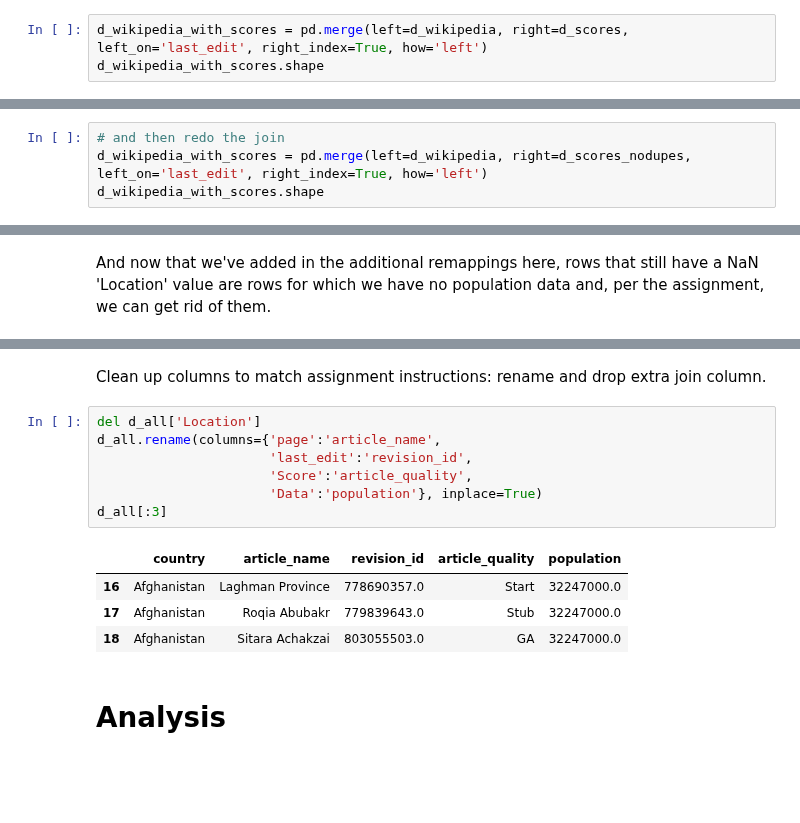
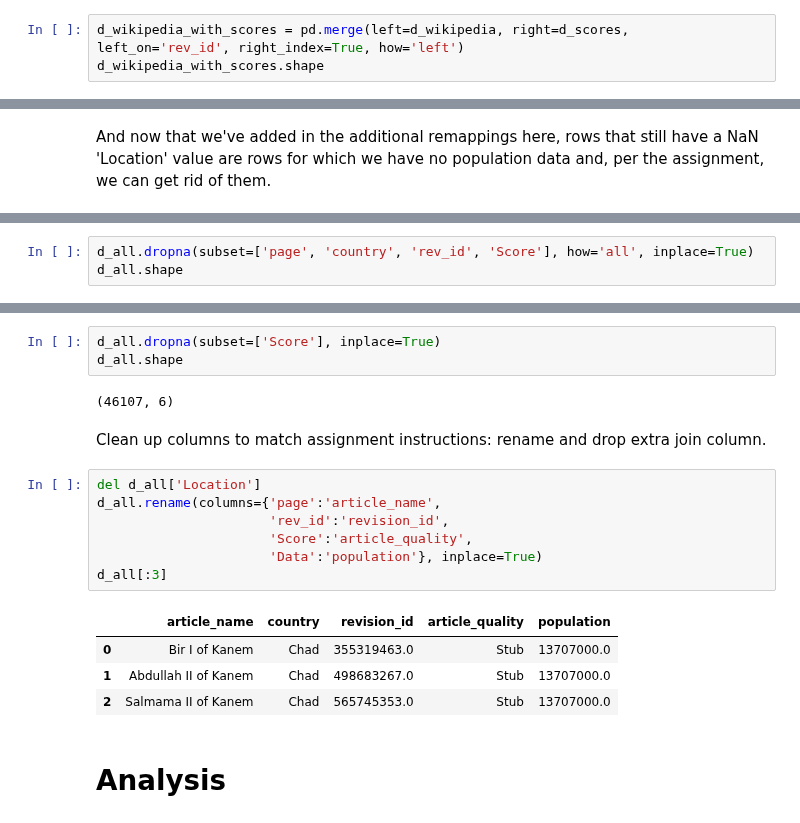
Before and after one commit to aenfield/Data512, a Jupyter notebook: data-512-a2/hcds-a2-bias.ipynb, the cells around one changed output, grey strips where cells are left out. Saved outputs shown, nothing was run; the diff lists cells and outputs as text; blank space fills up the shorter version.

```diff
--- a/data-512-a2/hcds-a2-bias.ipynb
+++ b/data-512-a2/hcds-a2-bias.ipynb
@@ -172,4 +222,4 @@ d_scores[:3]
 # %%
-d_wikipedia_with_scores = pd.merge(left=d_wikipedia, right=d_scores, left_on='last_edit', right_index=True, how='left')
+d_wikipedia_with_scores = pd.merge(left=d_wikipedia, right=d_scores, left_on='rev_id', right_index=True, how='left')
 d_wikipedia_with_scores.shape
 # %% [output]
@@ -295,4 +289,0 @@ True
-# %%
-# and then redo the join
-d_wikipedia_with_scores = pd.merge(left=d_wikipedia, right=d_scores_nodupes, left_on='last_edit', right_index=True, how='left')
-d_wikipedia_with_scores.shape
@@ -470,0 +447,3 @@ d_all[:3]
+# %%
+d_all.dropna(subset=['page', 'country', 'rev_id', 'Score'], how='all', inplace=True)
+d_all.shape
@@ -471,17 +460,22 @@ d_all[:3]
+# %%
+d_all.dropna(subset=['Score'], inplace=True)
+d_all.shape
+# %% [output]
+(46107, 6)
 # %% [markdown]
 Clean up columns to match assignment instructions: rename and drop extra join column.
 # %%
 del d_all['Location']
 d_all.rename(columns={'page':'article_name',
-                      'last_edit':'revision_id',
+                      'rev_id':'revision_id',
                       'Score':'article_quality',
                       'Data':'population'}, inplace=True)
 d_all[:3]
 # %% [output]
-|  | country | article_name | revision_id | article_quality | population |
-| 16 | Afghanistan | Laghman Province | 778690357.0 | Start | 32247000.0 |
-| 17 | Afghanistan | Roqia Abubakr | 779839643.0 | Stub | 32247000.0 |
-| 18 | Afghanistan | Sitara Achakzai | 803055503.0 | GA | 32247000.0 |
+|  | article_name | country | revision_id | article_quality | population |
+| 0 | Bir I of Kanem | Chad | 355319463.0 | Stub | 13707000.0 |
+| 1 | Abdullah II of Kanem | Chad | 498683267.0 | Stub | 13707000.0 |
+| 2 | Salmama II of Kanem | Chad | 565745353.0 | Stub | 13707000.0 |
 # %% [markdown]
 # Analysis
 # %%
```
Also changed, not shown: parts of 77 cells of this notebook, 2 other files.
